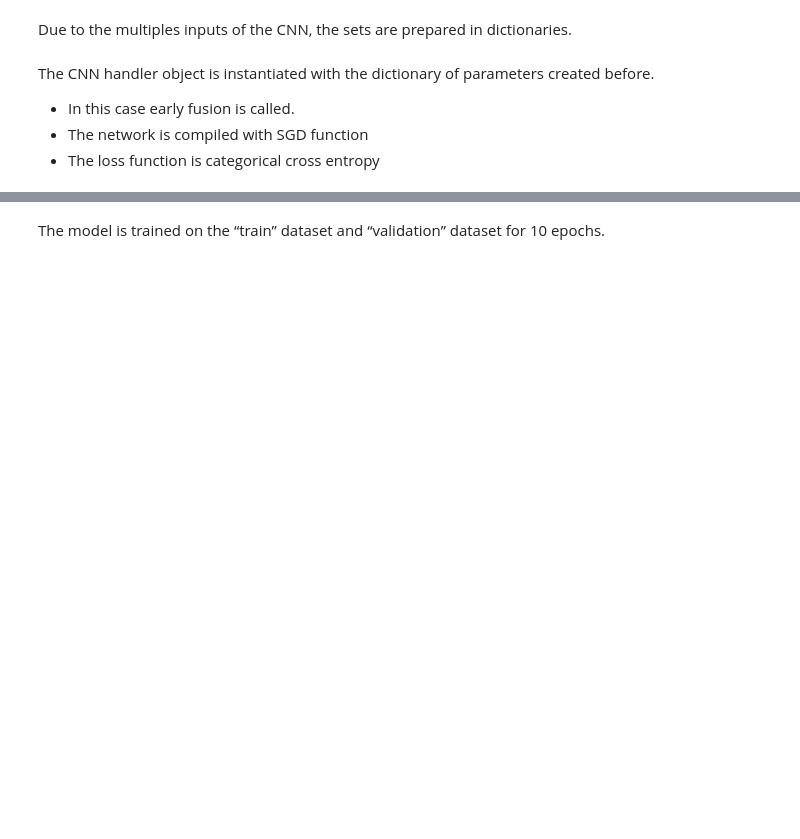
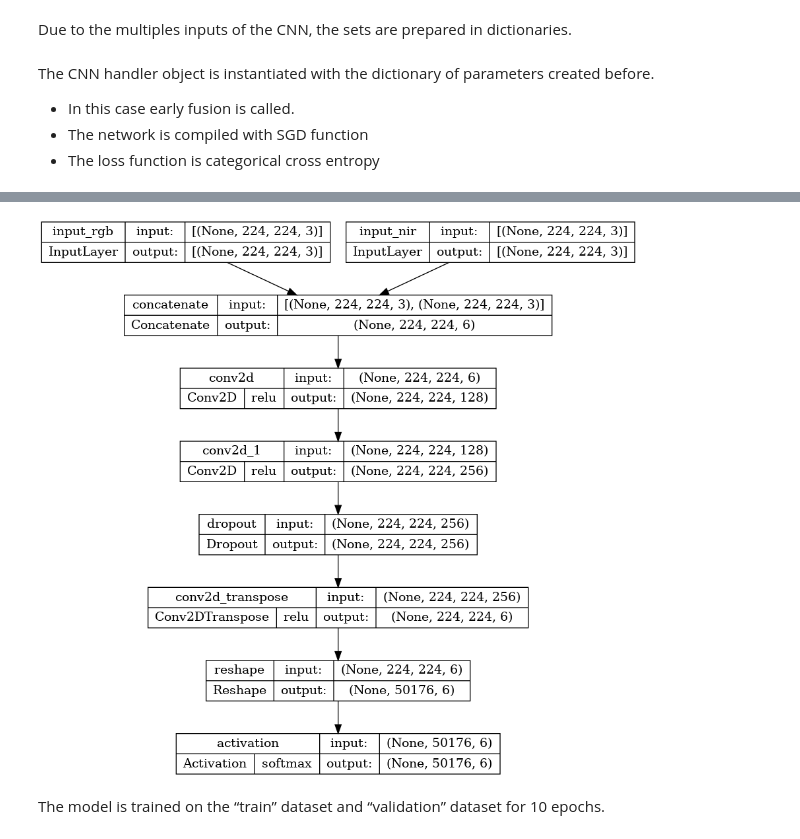
Before and after one commit to fahimehfarah/Tutorial-Fusion2023, a Jupyter notebook: sample_codes/Early_fusion_no_tl.ipynb, the cells around one changed output, grey strips where cells are left out. Drawn from its saved outputs; the diff is of its cells as text; code cells hidden in the pictures; blank space fills up the shorter version.

Commit message:
early without tf is ok

```diff
--- a/sample_codes/Early_fusion_no_tl.ipynb
+++ b/sample_codes/Early_fusion_no_tl.ipynb
@@ -127,6 +148,8 @@ cnn_handler.early_fusion()
 # %%
-cnn_handler.plot_the_model("images/cnn_early_fusion.png")
-Image('images/cnn_early_fusion.png')
+cnn_handler.plot_the_model("images/cnn_early_fusion_no_tl.png")
+Image('images/cnn_early_fusion_no_tl.png')
+# %% [output]
+[figure, added]
 # %% [markdown]
 The model is trained on the “train” dataset  and “validation” dataset for 10 epochs.
 # %%
```
Also changed, not shown: parts of 11 cells of this notebook, 5 other files.
